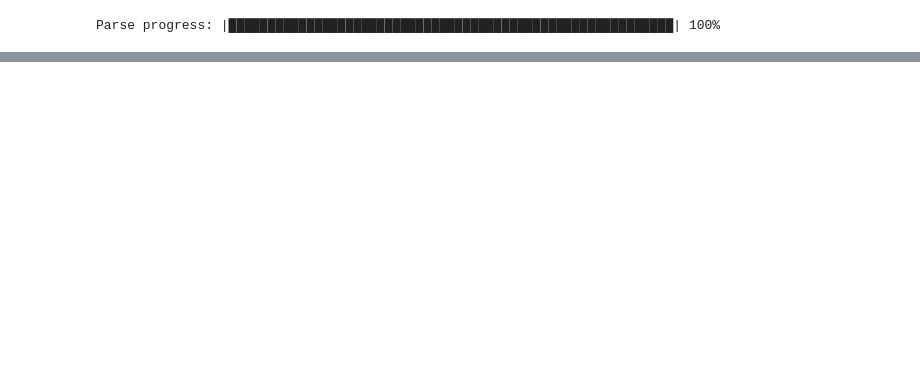
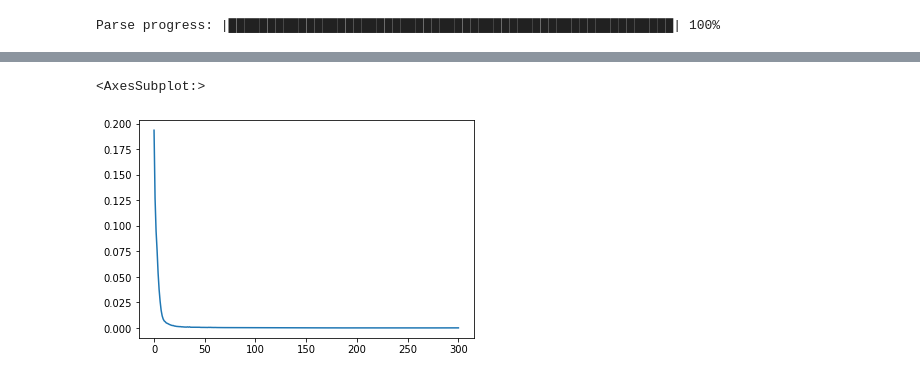
Before and after one commit to zoidgerd/h2o-coursera, a Jupyter notebook: week5/autoencoders.ipynb, the cells around one changed output, grey strips where cells are left out. Saved outputs shown, nothing was run; the diff lists cells and outputs as text; code cells hidden in the pictures; blank space fills up the shorter version.

```diff
--- a/week5/autoencoders.ipynb
+++ b/week5/autoencoders.ipynb
@@ -78 +80,7 @@ model_autoencoder.score_history()
 301 rows × 9 columns
+# %%
+score_history = model_autoencoder.scoring_history()
+score_history['training_mse'].plot()
+# %% [output]
+<AxesSubplot:>
+[figure, added]
```
Also changed, not shown: parts of 15 cells of this notebook, 2 other files.
